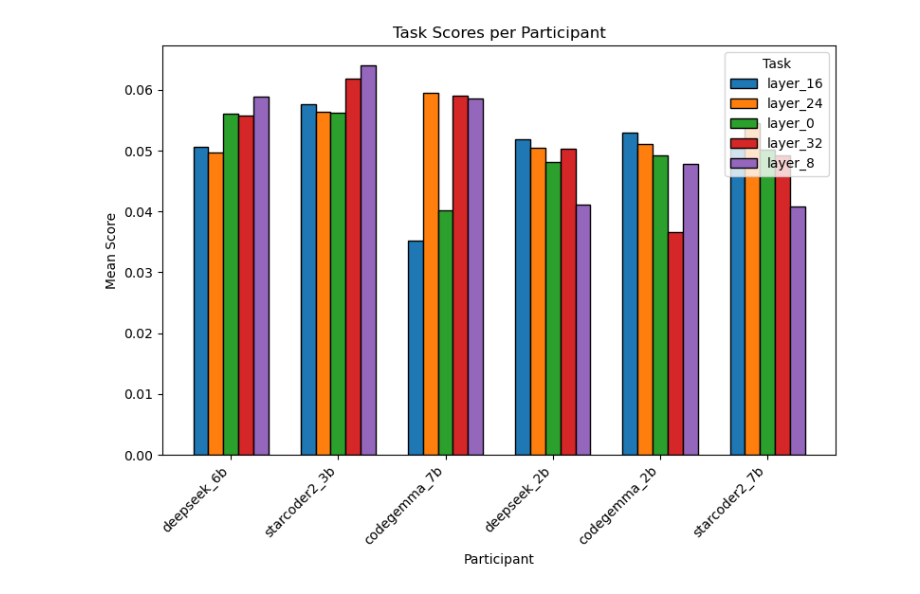
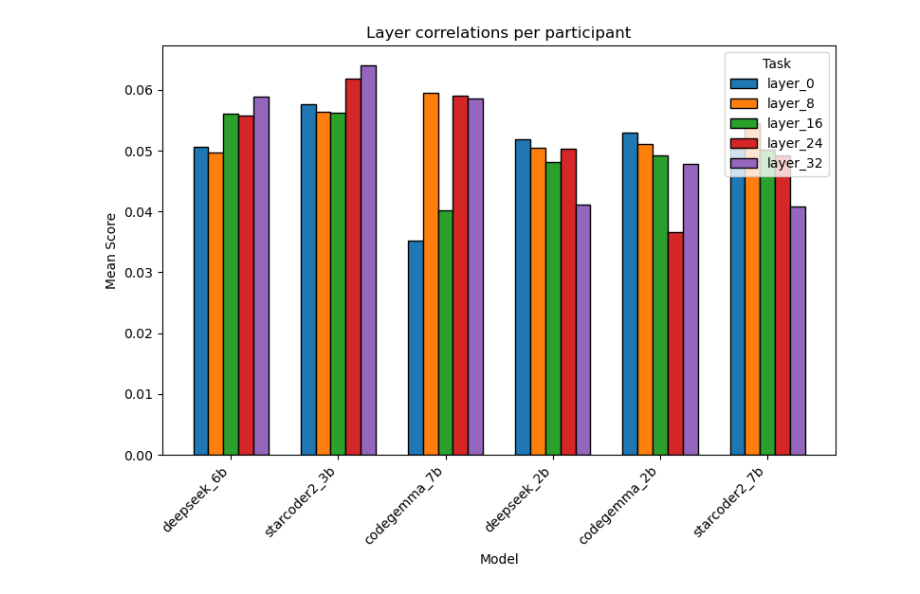
Before and after one commit to largehappygroup/fmri_model, a Jupyter notebook: analysis/fir/plotting_results.ipynb, the cells around one changed output. Saved outputs shown, nothing was run; the diff lists cells and outputs as text; code cells hidden in the pictures.

```diff
--- a/analysis/fir/plotting_results.ipynb
+++ b/analysis/fir/plotting_results.ipynb
@@ -117,3 +132,0 @@ plt.show()
-# %%
-layer_performance = json.loads(json.dumps(layer_performance))
-layer_performance['starcoder2_3b']
@@ -140,35 +135,40 @@ layer_performance = json.loads(json.dumps(layer_performance))
 
 models = list(layer_performance.keys())
 layers = list(next(iter(layer_performance.values())).keys())  # assume all participants have same tasks
+
+layers = sorted(
+    next(iter(layer_performance.values())).keys(),
+    key=lambda x: int(x.split('_')[1])
+)
 
 # Compute means
 # means = {p: [np.mean(data[p][t]) for t in tasks] for p in participants}
 means = {}
 for model, layerScores in layer_performance.items():
     for layer,scores in layerScores.items():
         if model not in means.keys():
             means[model] = [np.mean(scores)]
         else:
             # print(model, layer, scores)
             means[model].append(np.mean(scores))
 
 # means = {m: [layer_performance[m][l] for l in layers] for m in models}
 
 # Plot grouped bars
 x = np.arange(len(models))  # positions for participants
 width = 0.35 / len(layers) * 2     # adjust width depending on number of tasks
 
 plt.figure(figsize=(8,6))
 for i, layer in enumerate(layers):
     plt.bar(x + i*width, [means[m][i] for m in models],
             width, label=layer, edgecolor='black')
 
-plt.xlabel("Participant")
+plt.xlabel("Model")
 plt.ylabel("Mean Score")
-plt.title("Task Scores per Participant")
+plt.title("Layer correlations per participant")
 plt.xticks(x + width*(len(layers)-1)/2, models, rotation=45, ha='right')
 plt.legend(title="Task")
 plt.tight_layout()
 plt.show()
 # %% [output]
-[figure, old version]
+[figure, new version]
```
Also changed, not shown: parts of 8 cells of this notebook, 4 other files.
